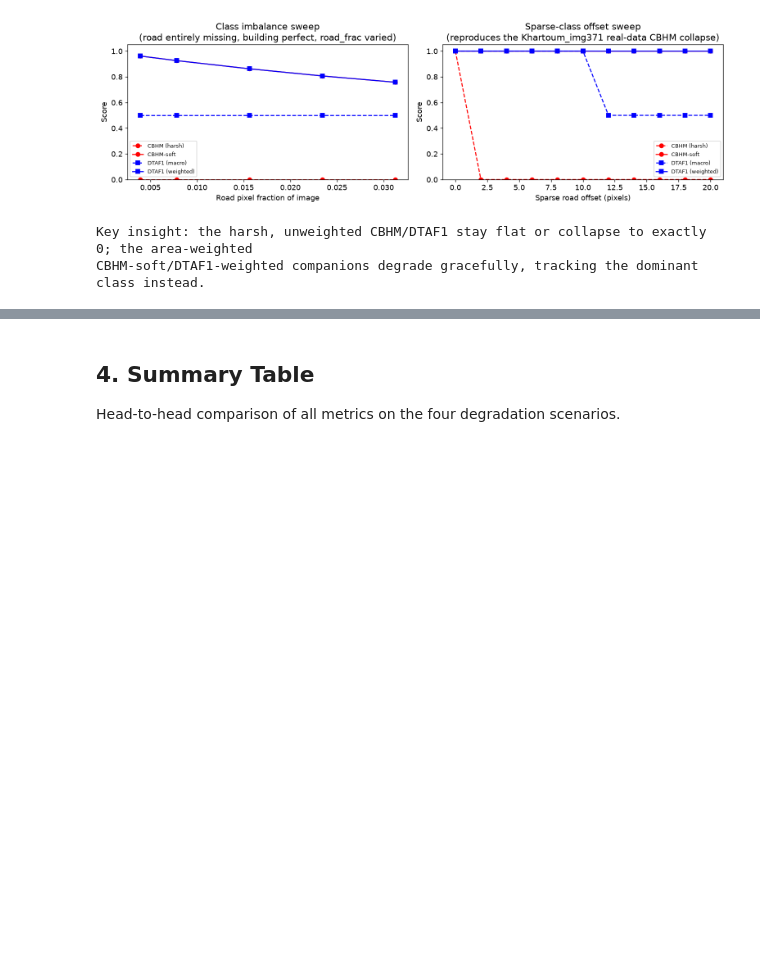
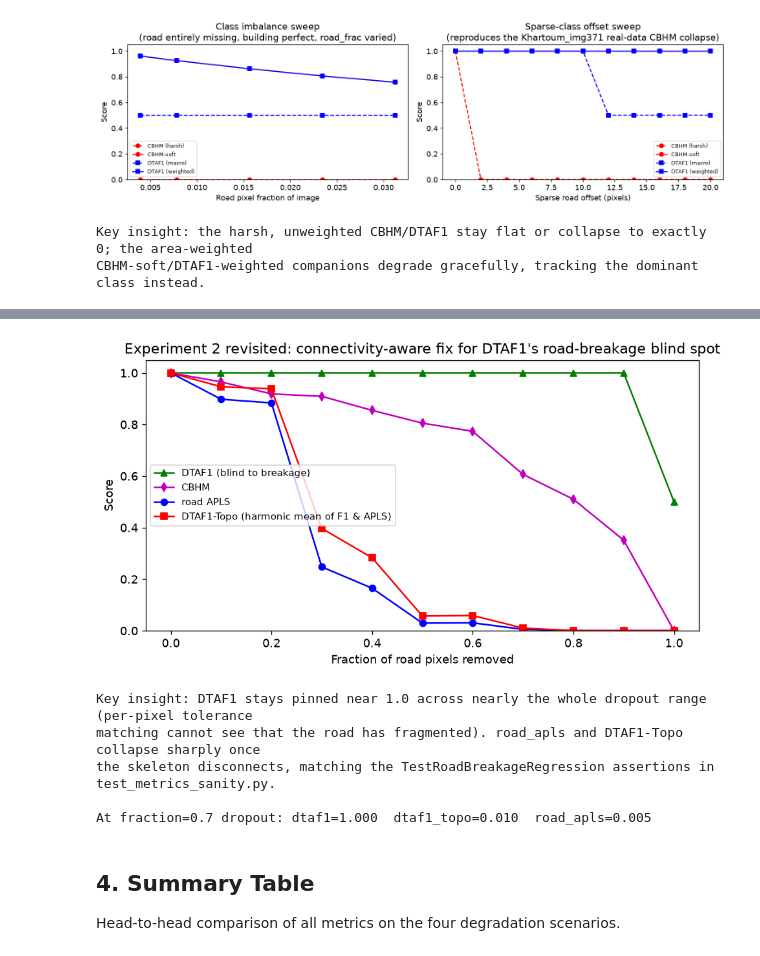
Before and after one commit to DanielZGeorge/PLEM, a Jupyter notebook: notebooks/metric_comparison.ipynb, the cells around one changed output, grey strips where cells are left out. Cells and saved outputs as stored; diff of their text form; code cells hidden in the pictures; blank space fills up the shorter version.

```diff
--- a/notebooks/metric_comparison.ipynb
+++ b/notebooks/metric_comparison.ipynb
@@ -329,3 +342,35 @@ CBHM-soft/DTAF1-weighted companions degrade gracefully, tracking the dominant cl
+# %%
+from test_sensitivity import sweep_road_breakage
+
+r_topo = sweep_road_breakage()
+
+fig, ax = plt.subplots(figsize=(8, 4.5))
+ax.plot(r_topo['fraction'], r_topo['dtaf1'],      'g-^', label='DTAF1 (blind to breakage)')
+ax.plot(r_topo['fraction'], r_topo['cbhm'],       'm-d', label='CBHM')
+ax.plot(r_topo['fraction'], r_topo['road_apls'],  'b-o', label='road APLS')
+ax.plot(r_topo['fraction'], r_topo['dtaf1_topo'], 'r-s', label='DTAF1-Topo (harmonic mean of F1 & APLS)')
+ax.set_xlabel('Fraction of road pixels removed')
+ax.set_ylabel('Score')
+ax.set_title("Experiment 2 revisited: connectivity-aware fix for DTAF1's road-breakage blind spot")
+ax.legend(fontsize=9)
+ax.set_ylim(0, 1.05)
+plt.tight_layout()
+plt.show()
+
+print('Key insight: DTAF1 stays pinned near 1.0 across nearly the whole dropout range (per-pixel tolerance')
+print('matching cannot see that the road has fragmented). road_apls and DTAF1-Topo collapse sharply once')
+print('the skeleton disconnects, matching the TestRoadBreakageRegression assertions in test_metrics_sanity.py.')
+
+frac_75_idx = r_topo['fraction'].index(0.7)
+print(f"\nAt fraction=0.7 dropout: dtaf1={r_topo['dtaf1'][frac_75_idx]:.3f}  "
+      f"dtaf1_topo={r_topo['dtaf1_topo'][frac_75_idx]:.3f}  road_apls={r_topo['road_apls'][frac_75_idx]:.3f}")
+# %% [output]
+[figure, added]
+Key insight: DTAF1 stays pinned near 1.0 across nearly the whole dropout range (per-pixel tolerance
+matching cannot see that the road has fragmented). road_apls and DTAF1-Topo collapse sharply once
+the skeleton disconnects, matching the TestRoadBreakageRegression assertions in test_metrics_sanity.py.
+
+At fraction=0.7 dropout: dtaf1=1.000  dtaf1_topo=0.010  road_apls=0.005
 # %% [markdown]
 ## 4. Summary Table
 
```
Also changed, not shown: parts of 1 cell of this notebook, 1 other file.
